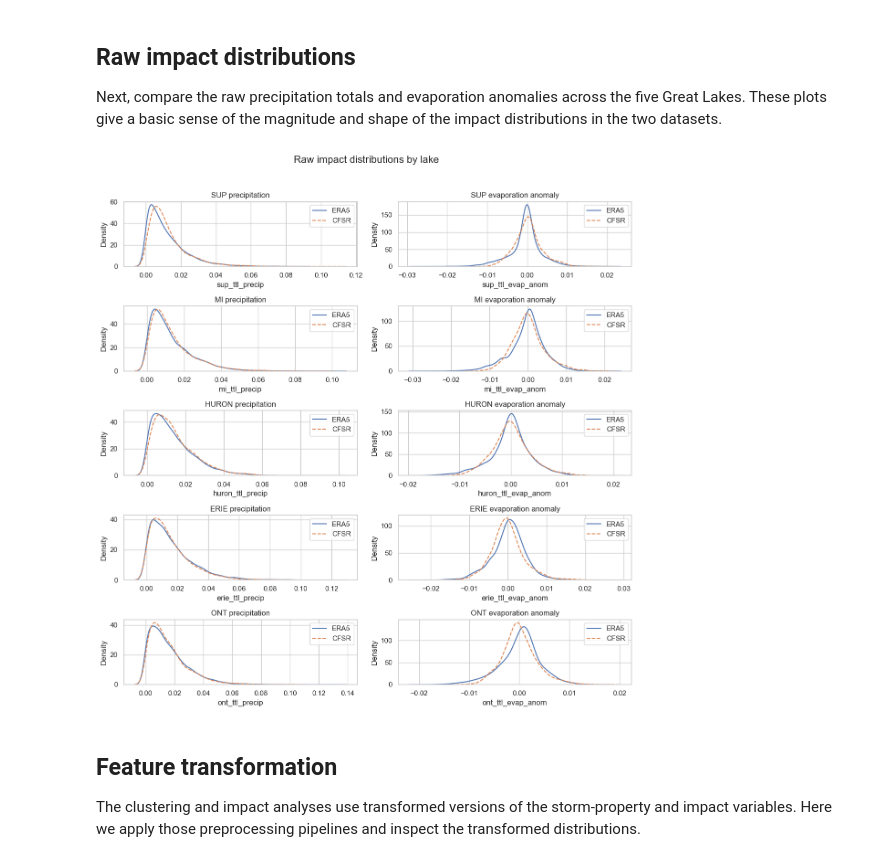
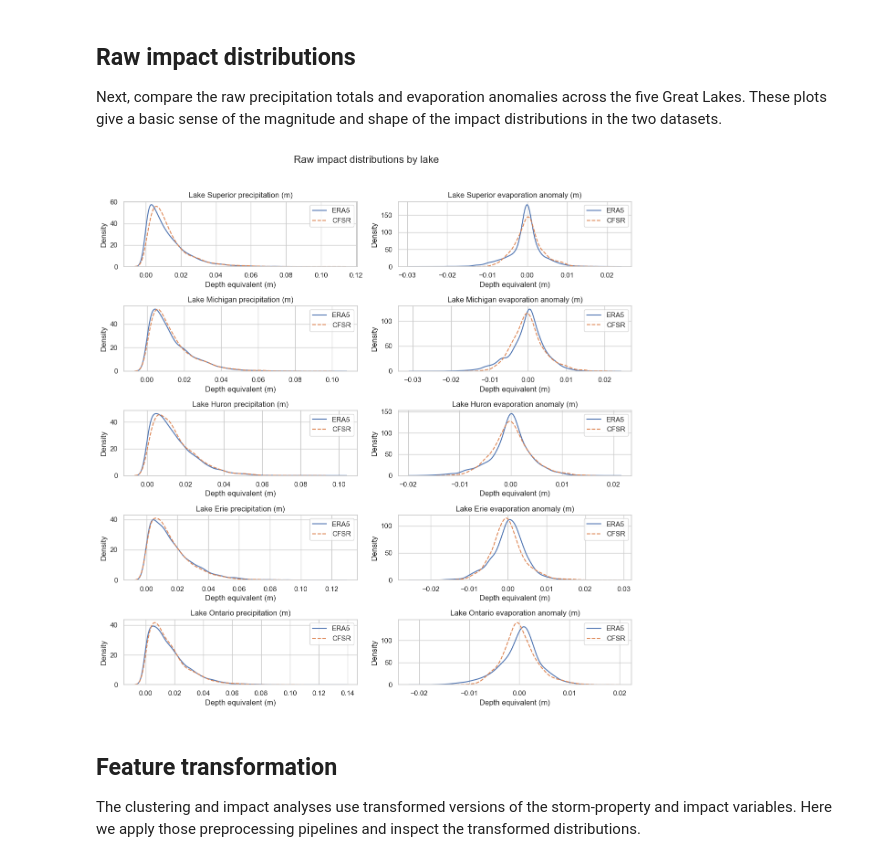
Before and after one commit to DaniJonesOcean/etc-impacts-great-lakes, a Jupyter notebook: notebooks/01_exploratory_analysis.ipynb, the cells around one changed output. Saved outputs shown, nothing was run; the diff lists cells and outputs as text; code cells hidden in the pictures.

```diff
--- a/notebooks/01_exploratory_analysis.ipynb
+++ b/notebooks/01_exploratory_analysis.ipynb
@@ -128,11 +158,14 @@ CFSR shape after cleaning: (3384, 83)
 These plots compare the distributions of the main storm characteristics across CFSR and ERA5. The goal here is simply to understand the broad structure of the two datasets before any transformation or clustering.
 # %%
 # ------------------------------
-# 4. Storm-property distributions
+# 5. Storm-property distributions
 # ------------------------------
-df_era5["source"] = "ERA5"
-df_cfsr["source"] = "CFSR"
-df_all = pd.concat([df_era5, df_cfsr], ignore_index=True)
+df_era5_plot = df_era5.copy()
+df_cfsr_plot = df_cfsr.copy()
+
+df_era5_plot["source"] = "ERA5"
+df_cfsr_plot["source"] = "CFSR"
+df_all = pd.concat([df_era5_plot, df_cfsr_plot], ignore_index=True)
 
 fig, axes = plt.subplots(3, 2, figsize=(12, 12))
 axes = axes.ravel()
@@ -148,7 +181,9 @@ for ax, var in zip(axes, storm_characteristics):
         common_norm=False,
         ax=ax,
     )
-    ax.set_title(var)
+    ax.set_xlabel(DISPLAY_LABELS.get(var, var))
+    ax.set_ylabel("Count")
+    ax.set_title("")
 
 fig.suptitle("Storm characteristic distributions by dataset", y=1.02)
 plt.tight_layout()
@@ -161,34 +196,33 @@ plt.show()
 Next, compare the raw precipitation totals and evaporation anomalies across the five Great Lakes. These plots give a basic sense of the magnitude and shape of the impact distributions in the two datasets.
 # %%
 # ------------------------------
-# 5. Raw impact distributions
+# 6. Raw impact distributions
 # ------------------------------
-lakes = ["sup", "mi", "huron", "erie", "ont"]
-precip_vars = [f"{lake}_ttl_precip" for lake in lakes]
-evap_anom_vars = [f"{lake}_ttl_evap_anom" for lake in lakes]
-impact_vars = precip_vars + evap_anom_vars
-
 fig, axs = plt.subplots(len(lakes), 2, figsize=(12, 12), sharex=False)
 fig.suptitle("Raw impact distributions by lake", fontsize=16, y=1.02)
 
 for i, lake in enumerate(lakes):
     precip_col = f"{lake}_ttl_precip"
     evap_col = f"{lake}_ttl_evap_anom"
 
     sns.kdeplot(df_era5[precip_col], ax=axs[i, 0], label="ERA5")
     sns.kdeplot(df_cfsr[precip_col], ax=axs[i, 0], label="CFSR", linestyle="--")
-    axs[i, 0].set_title(f"{lake.upper()} precipitation")
+    axs[i, 0].set_title(DISPLAY_LABELS.get(precip_col, precip_col))
+    axs[i, 0].set_xlabel("Depth equivalent (m)")
+    axs[i, 0].set_ylabel("Density")
     axs[i, 0].legend()
 
     sns.kdeplot(df_era5[evap_col], ax=axs[i, 1], label="ERA5")
     sns.kdeplot(df_cfsr[evap_col], ax=axs[i, 1], label="CFSR", linestyle="--")
-    axs[i, 1].set_title(f"{lake.upper()} evaporation anomaly")
+    axs[i, 1].set_title(DISPLAY_LABELS.get(evap_col, evap_col))
+    axs[i, 1].set_xlabel("Depth equivalent (m)")
+    axs[i, 1].set_ylabel("Density")
     axs[i, 1].legend()
 
 plt.tight_layout()
 plt.show()
 # %% [output]
-[figure, old version]
+[figure, new version]
 # %% [markdown]
 ## Feature transformation
 
```
Also changed, not shown: parts of 9 cells of this notebook.
